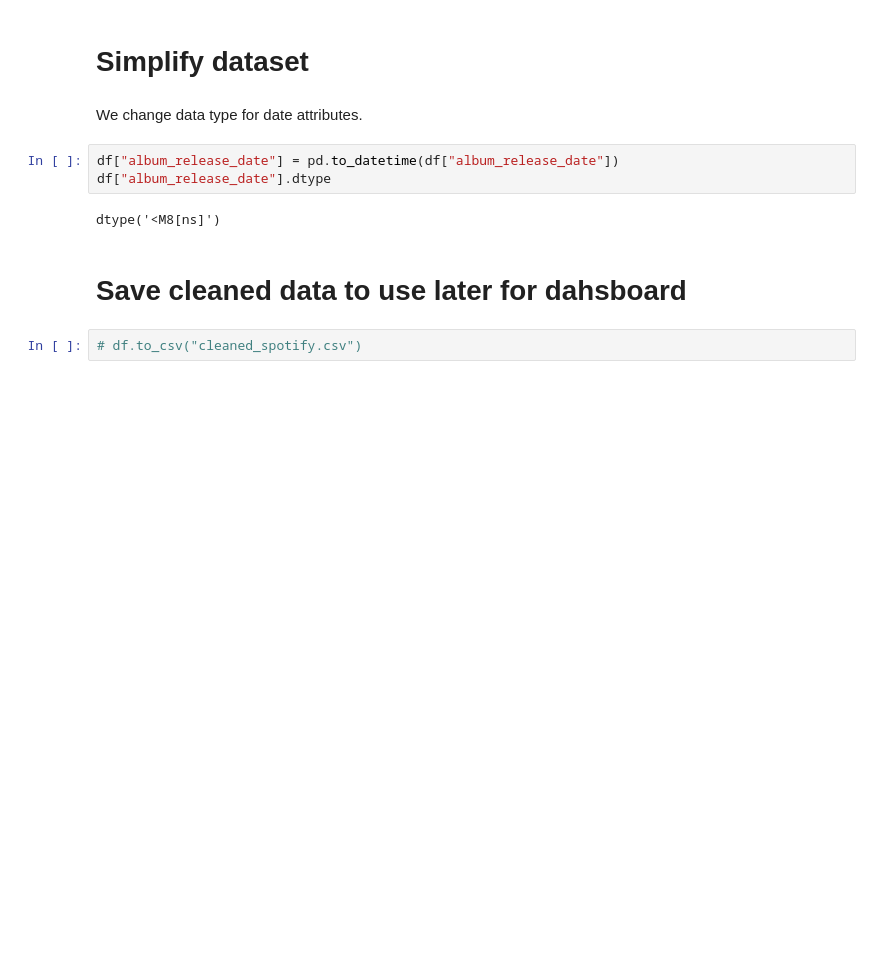
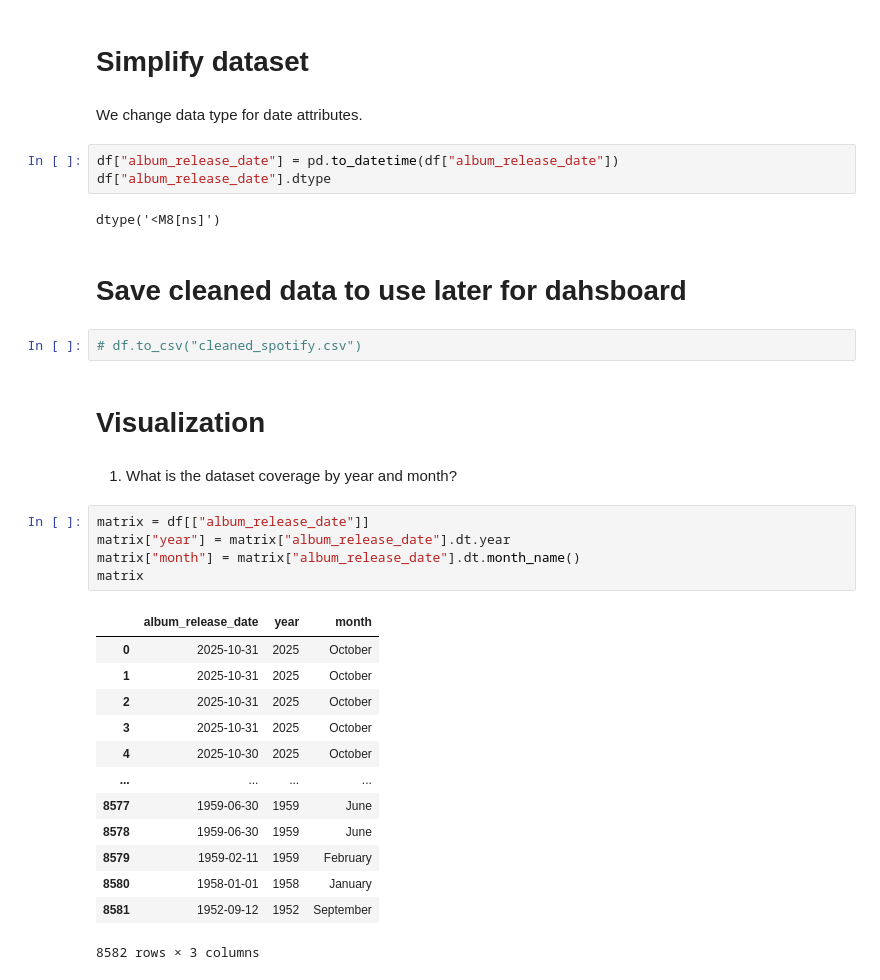
Before and after one commit to mo-chabane-tech/Data-Notebooks-And-Dashboards, a Jupyter notebook: Spotify Global Music/Notebook.ipynb, the cells around one changed output. Saved outputs shown, nothing was run; the diff lists cells and outputs as text; blank space fills up the shorter version.

```diff
--- a/Spotify Global Music/Notebook.ipynb
+++ b/Spotify Global Music/Notebook.ipynb
@@ -150,3 +150,26 @@ dtype('<M8[ns]')
 # Save cleaned data to use later for dahsboard
 # %%
 # df.to_csv("cleaned_spotify.csv")
+# %% [markdown]
+# Visualization
+# %% [markdown]
+1. What is the dataset coverage by year and month?
+# %%
+matrix = df[["album_release_date"]]
+matrix["year"] = matrix["album_release_date"].dt.year
+matrix["month"] = matrix["album_release_date"].dt.month_name()
+matrix
+# %% [output]
+|  | album_release_date | year | month |
+| 0 | 2025-10-31 | 2025 | October |
+| 1 | 2025-10-31 | 2025 | October |
+| 2 | 2025-10-31 | 2025 | October |
+| 3 | 2025-10-31 | 2025 | October |
+| 4 | 2025-10-30 | 2025 | October |
+| ... | ... | ... | ... |
+| 8577 | 1959-06-30 | 1959 | June |
+| 8578 | 1959-06-30 | 1959 | June |
+| 8579 | 1959-02-11 | 1959 | February |
+| 8580 | 1958-01-01 | 1958 | January |
+| 8581 | 1952-09-12 | 1952 | September |
+8582 rows × 3 columns
```
Also changed, not shown: parts of 4 cells of this notebook.
